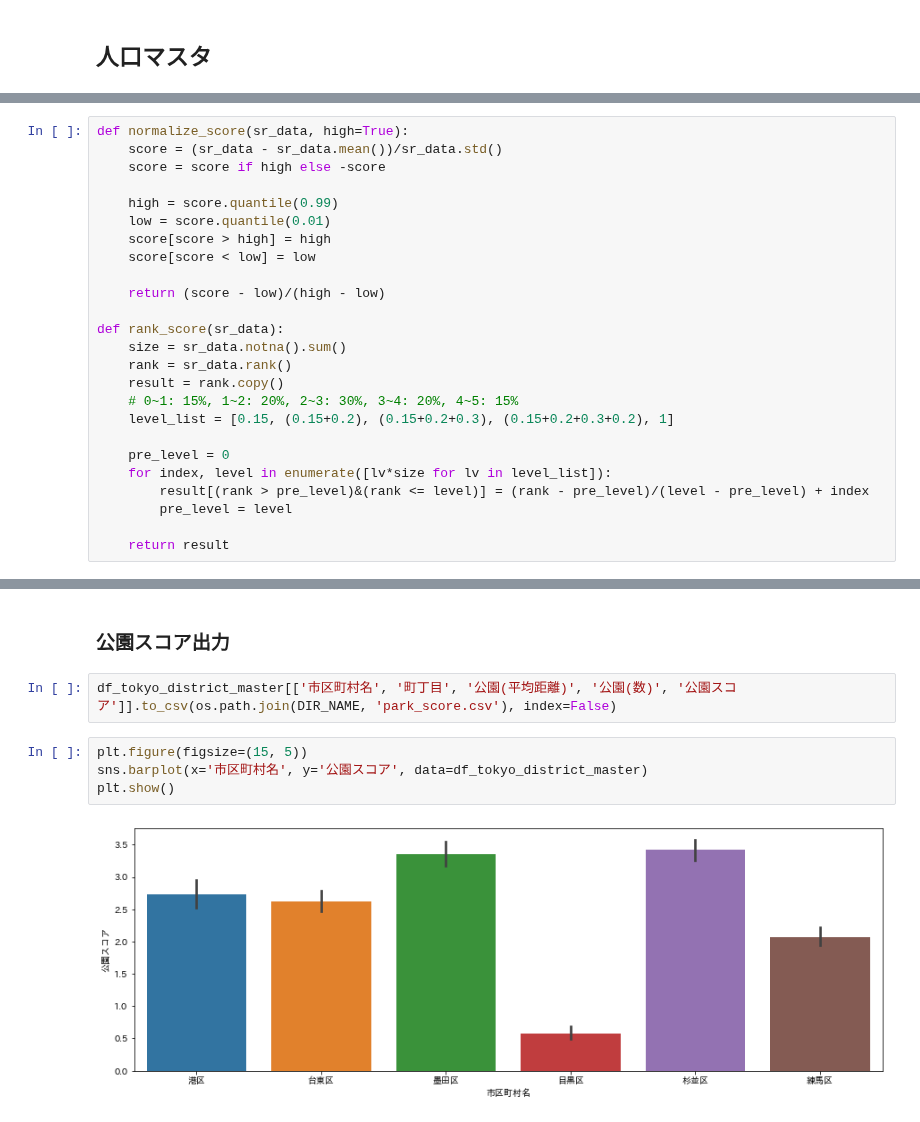
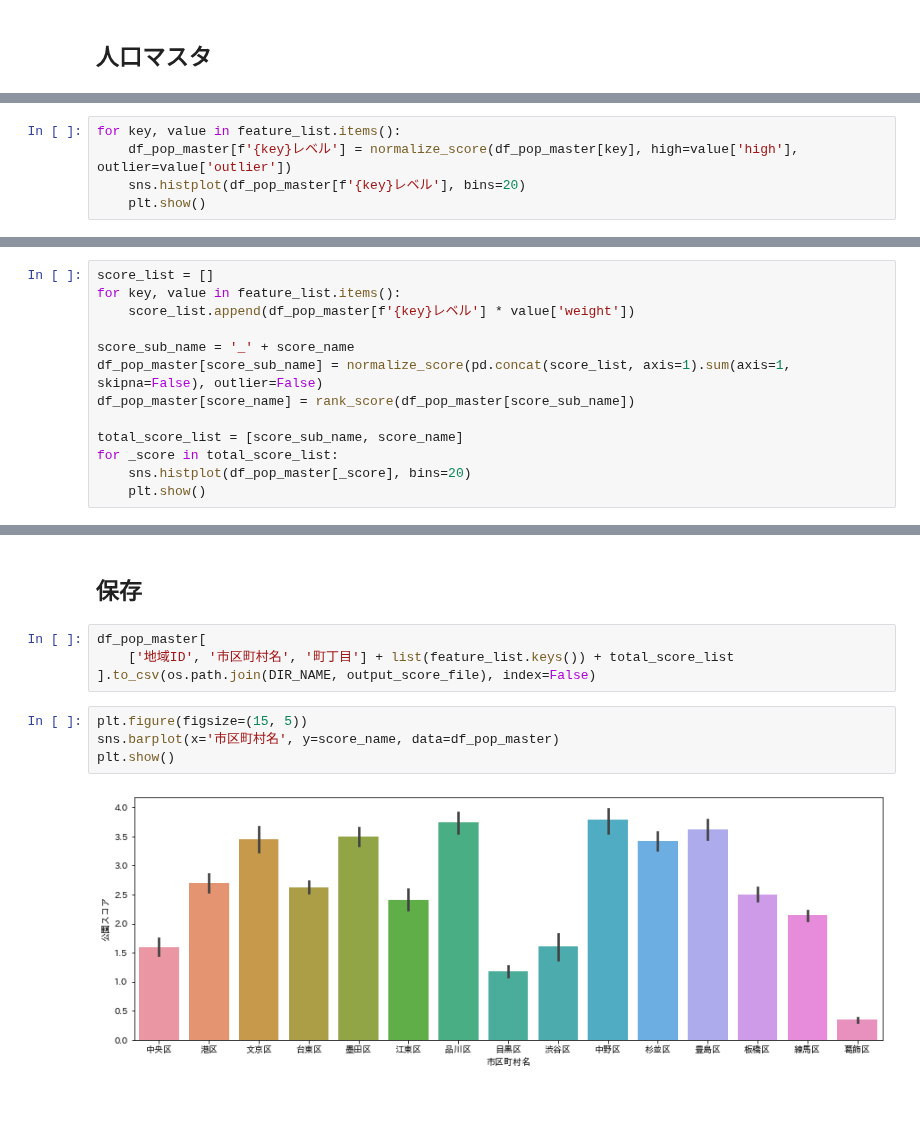
Before and after one commit to z-guard/analysis, a Jupyter notebook: notebooks/park.ipynb, the cells around one changed output, grey strips where cells are left out. Drawn from its saved outputs; the diff is of its cells as text.

```diff
--- a/notebooks/park.ipynb
+++ b/notebooks/park.ipynb
@@ -410,25 +591,0 @@ plt.show()
-# %%
-def normalize_score(sr_data, high=True):
-    score = (sr_data - sr_data.mean())/sr_data.std()
-    score = score if high else -score
-
-    high = score.quantile(0.99)
-    low = score.quantile(0.01)
-    score[score > high] = high
-    score[score < low] = low
-
-    return (score - low)/(high - low)
-
-def rank_score(sr_data):
-    size = sr_data.notna().sum()
-    rank = sr_data.rank()
-    result = rank.copy()
-    # 0~1: 15%, 1~2: 20%, 2~3: 30%, 3~4: 20%, 4~5: 15%
-    level_list = [0.15, (0.15+0.2), (0.15+0.2+0.3), (0.15+0.2+0.3+0.2), 1]
-
-    pre_level = 0
-    for index, level in enumerate([lv*size for lv in level_list]):
-        result[(rank > pre_level)&(rank <= level)] = (rank - pre_level)/(level - pre_level) + index
-        pre_level = level
-
-    return result
@@ -463,0 +592,5 @@ plt.show()
+# %%
+for key, value in feature_list.items():
+    df_pop_master[f'{key}レベル'] = normalize_score(df_pop_master[key], high=value['high'], outlier=value['outlier'])
+    sns.histplot(df_pop_master[f'{key}レベル'], bins=20)
+    plt.show()
@@ -463,0 +600,13 @@ plt.show()
+# %%
+score_list = []
+for key, value in feature_list.items():
+    score_list.append(df_pop_master[f'{key}レベル'] * value['weight'])
+
+score_sub_name = '_' + score_name
+df_pop_master[score_sub_name] = normalize_score(pd.concat(score_list, axis=1).sum(axis=1, skipna=False), outlier=False)
+df_pop_master[score_name] = rank_score(df_pop_master[score_sub_name])
+
+total_score_list = [score_sub_name, score_name]
+for _score in total_score_list:
+    sns.histplot(df_pop_master[_score], bins=20)
+    plt.show()
@@ -464,11 +625,13 @@ plt.show()
 # %% [markdown]
-### 公園スコア出力
+## 保存
 # %%
-df_tokyo_district_master[['市区町村名', '町丁目', '公園(平均距離)', '公園(数)', '公園スコア']].to_csv(os.path.join(DIR_NAME, 'park_score.csv'), index=False)
+df_pop_master[
+    ['地域ID', '市区町村名', '町丁目'] + list(feature_list.keys()) + total_score_list
+].to_csv(os.path.join(DIR_NAME, output_score_file), index=False)
 # %%
 plt.figure(figsize=(15, 5))
-sns.barplot(x='市区町村名', y='公園スコア', data=df_tokyo_district_master)
+sns.barplot(x='市区町村名', y=score_name, data=df_pop_master)
 plt.show()
 # %% [output]
-[figure, old version]
+[figure, new version]
 # %%
```
Also changed, not shown: parts of 63 cells of this notebook.
